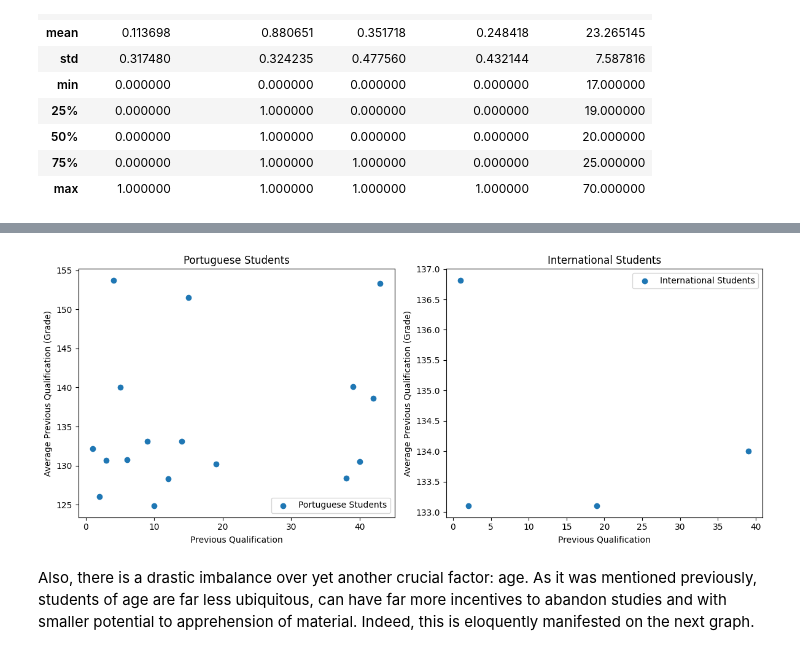
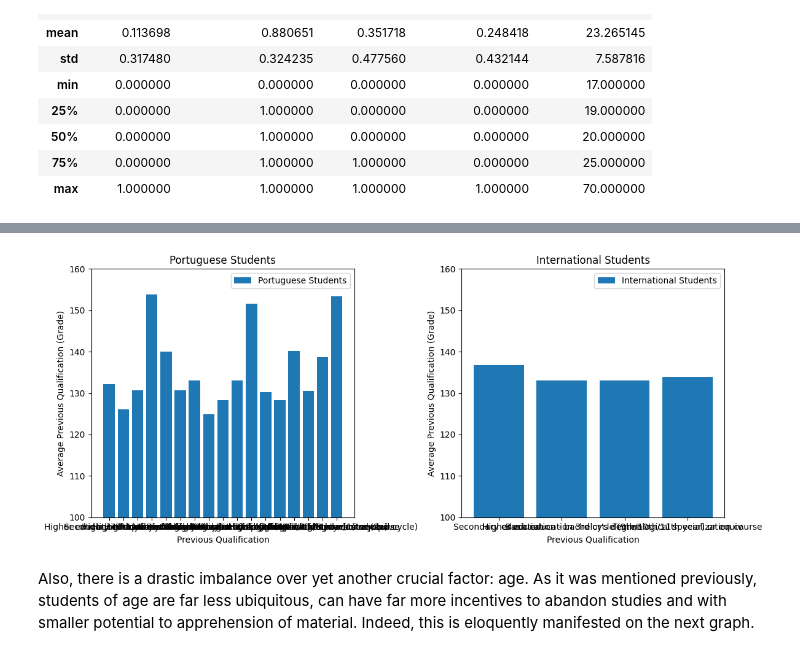
Before and after one commit to atdiausx2/albudurarrtu, a Jupyter notebook: report_AzadhdhinNedalYunisAlFraijat.ipynb, the cells around one changed output, grey strips where cells are left out. Saved outputs shown, nothing was run; the diff lists cells and outputs as text; code cells hidden in the pictures.

Commit message:
added the descriptions for categorical variables a and references

```diff
--- a/report_AzadhdhinNedalYunisAlFraijat.ipynb
+++ b/report_AzadhdhinNedalYunisAlFraijat.ipynb
@@ -269,0 +259,4 @@ Series([], Name: Previous qualification (grade), dtype: float64)
+# %%
+import json
+categorical_columns_mapping = json.load(open('./mappings/variable_mapping.json'))
+# categorical_columns_mapping
@@ -270,28 +268,50 @@ Series([], Name: Previous qualification (grade), dtype: float64)
+# %%
+
+avg_international_qualification.index =avg_international_qualification.index.map(lambda x: categorical_columns_mapping['Previous qualification'][str(x)])
+
+avg_portuguese_qualification.index = avg_portuguese_qualification.index.map(lambda x: categorical_columns_mapping['Previous qualification'][str(x)])
 # %%
 
 
 # Create subplots
 fig, axes = plt.subplots(1, 2, figsize=(12, 5))
+# axes.set_ylim(100, 160)
+ymin = 100
+ymax = 160
+# Plot for Portuguese Students
+axes[0].bar(avg_portuguese_qualification.index,
+             avg_portuguese_qualification,
+             label='Portuguese Students'
 
-# Plot for Portuguese Students
-axes[0].scatter(avg_portuguese_qualification.index, avg_portuguese_qualification, label='Portuguese Students', marker='o')
+            #  marker='o'
+             )
 axes[0].set_title('Portuguese Students')
 axes[0].set_xlabel('Previous Qualification')
+
 axes[0].set_ylabel('Average Previous Qualification (Grade)')
-axes[0].legend()
+# axes[0].legend()
+axes[0].set_ylim(ymin, ymax)
 
 # Plot for International Students
-axes[1].scatter(avg_international_qualification.index, avg_international_qualification, label='International Students', marker='o')
+axes[1].bar(avg_international_qualification.index,
+            avg_international_qualification,
+            label='International Students'
+            #   marker='o'
+              )
 axes[1].set_title('International Students')
 axes[1].set_xlabel('Previous Qualification')
 axes[1].set_ylabel('Average Previous Qualification (Grade)')
-axes[1].legend()
+# axes[1].legend()
+axes[1].set_ylim(ymin, ymax)
+
+# qualification_mapping
+
 
 # Adjust layout
 plt.tight_layout()
 plt.show()
 # %% [output]
-[figure, old version]
+[figure, new version]
 # %% [markdown]
 Also, there is a drastic imbalance over yet another crucial factor: age. As it was mentioned previously, students of age are far less ubiquitous, can have far more incentives to abandon studies and with smaller potential to apprehension of material. Indeed, this is eloquently manifested on the next graph.
 # %%
```
Also changed, not shown: parts of 5 cells of this notebook, 14 other files.
